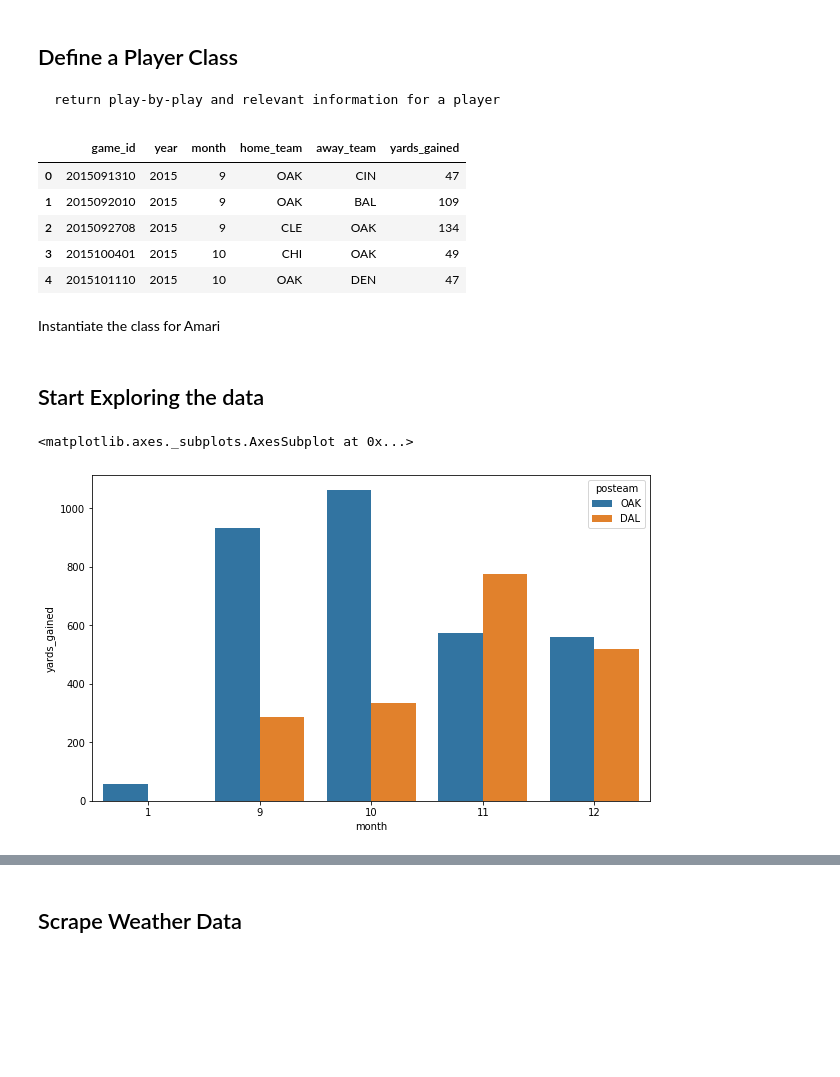
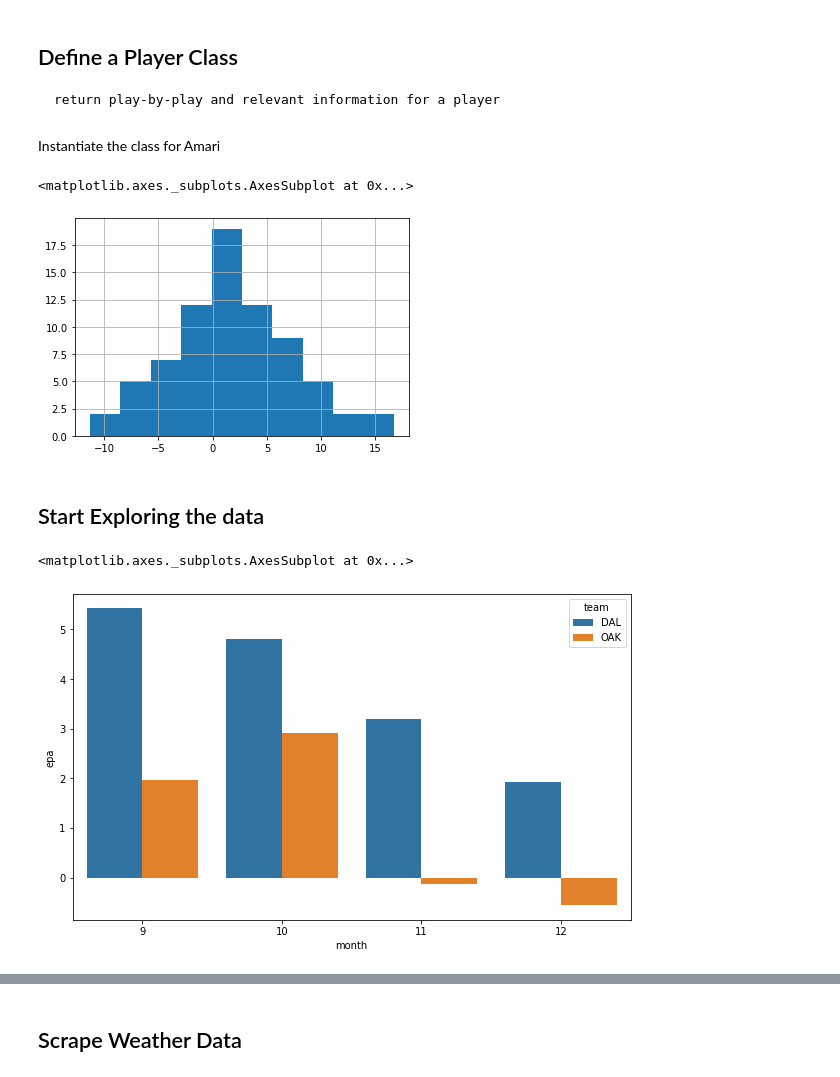
Before and after one commit to mtodisco10/amari, a Jupyter notebook: Amari_EDA.ipynb, the cells around one changed output, grey strips where cells are left out. Saved outputs shown, nothing was run; the diff lists cells and outputs as text; code cells hidden in the pictures; blank space fills up the shorter version.

```diff
--- a/Amari_EDA.ipynb
+++ b/Amari_EDA.ipynb
@@ -73,12 +73,3 @@ class Player:
-# %%
-amari_yds_per_game.head()
-# %% [output]
-|  | game_id | year | month | home_team | away_team | yards_gained |
-| 0 | 2015091310 | 2015 | 9 | OAK | CIN | 47 |
-| 1 | 2015092010 | 2015 | 9 | OAK | BAL | 109 |
-| 2 | 2015092708 | 2015 | 9 | CLE | OAK | 134 |
-| 3 | 2015100401 | 2015 | 10 | CHI | OAK | 49 |
-| 4 | 2015101110 | 2015 | 10 | OAK | DEN | 47 |
 # %% [markdown]
 Instantiate the class for Amari
 # %%
@@ -89,0 +86,5 @@ amari_yds_per_game['amari_home'] = np.where((amari_yds_per_game['home_team'] ==
+# %%
+amari_stats_per_game.epa.hist()
+# %% [output]
+<matplotlib.axes._subplots.AxesSubplot at 0x...>
+[figure, added]
@@ -90,11 +95,10 @@ amari_yds_per_game['amari_home'] = np.where((amari_yds_per_game['home_team'] ==
 # %% [markdown]
 ## Start Exploring the data
 # %%
-team_yards_in_a_month = amari_pbp.groupby(['month', 'posteam'], as_index = False)['yards_gained'].sum() \
-    .sort_values(['month', 'posteam'])
+monthly_team_epa_per_game = amari_stats_per_game.groupby(['month', 'team'], as_index=False)['epa'].mean()
 
 plt.figure(figsize=(10,6))
-sns.barplot(x= 'month', y = 'yards_gained', data=team_yards_in_a_month, hue='posteam')
+sns.barplot(x= 'month', y = 'epa', data=monthly_team_epa_per_game, hue='team')
 # %% [output]
 <matplotlib.axes._subplots.AxesSubplot at 0x...>
-[figure, old version]
+[figure, new version]
```
Also changed, not shown: parts of 21 cells of this notebook.
